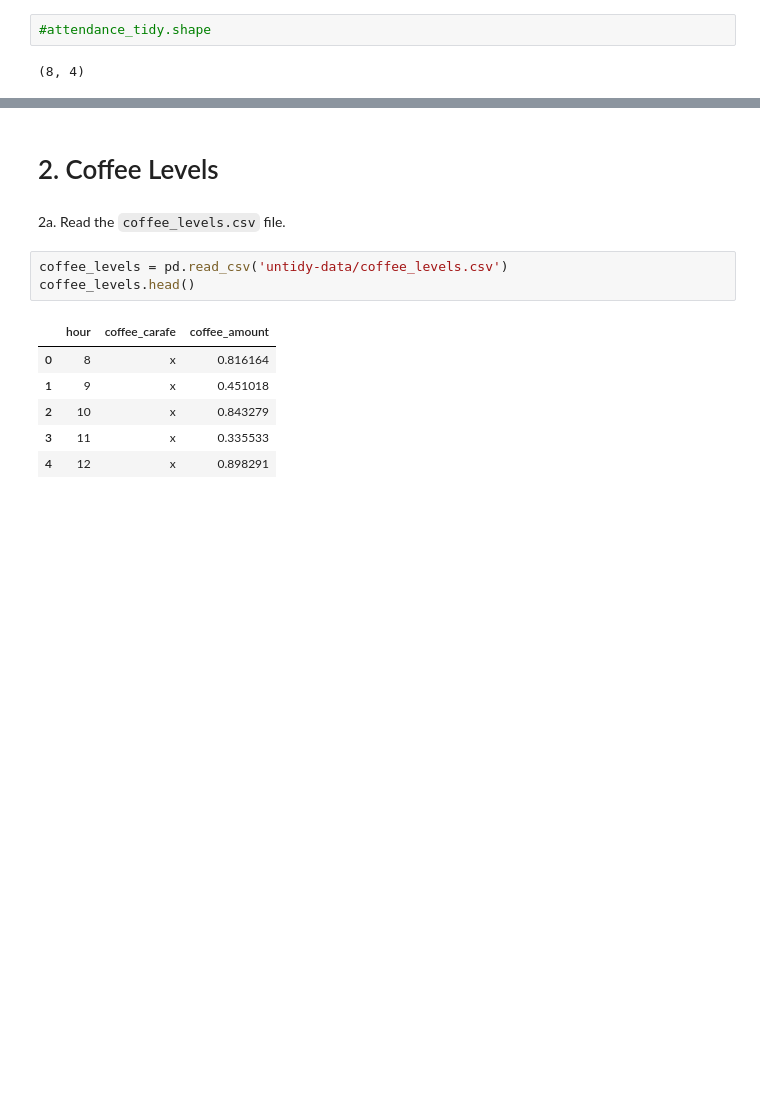
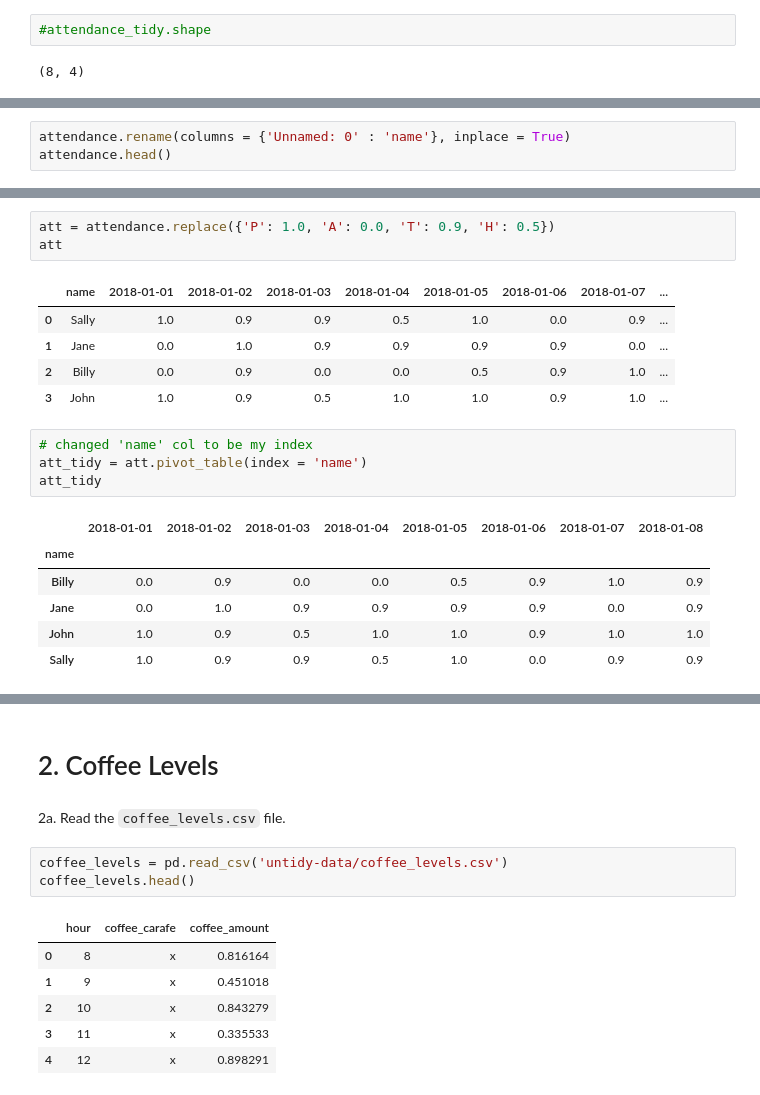
Before and after one commit to o0amandagomez0o/classification-exercises, a Jupyter notebook: tidy_data.ipynb, the cells around one changed output, grey strips where cells are left out. Drawn from its saved outputs; the diff is of its cells as text; blank space fills up the shorter version.

```diff
--- a/tidy_data.ipynb
+++ b/tidy_data.ipynb
@@ -164,0 +102,3 @@ attendance_melt.groupby('name').mean('attendance')
+# %%
+attendance.rename(columns = {'Unnamed: 0' : 'name'}, inplace = True)
+attendance.head()
@@ -164,0 +111,20 @@ attendance_melt.groupby('name').mean('attendance')
+# %%
+att = attendance.replace({'P': 1.0, 'A': 0.0, 'T': 0.9, 'H': 0.5})
+att
+# %% [output]
+|  | name | 2018-01-01 | 2018-01-02 | 2018-01-03 | 2018-01-04 | 2018-01-05 | 2018-01-06 | 2018-01-07 | ... |
+| 0 | Sally | 1.0 | 0.9 | 0.9 | 0.5 | 1.0 | 0.0 | 0.9 | ... |
+| 1 | Jane | 0.0 | 1.0 | 0.9 | 0.9 | 0.9 | 0.9 | 0.0 | ... |
+| 2 | Billy | 0.0 | 0.9 | 0.0 | 0.0 | 0.5 | 0.9 | 1.0 | ... |
+| 3 | John | 1.0 | 0.9 | 0.5 | 1.0 | 1.0 | 0.9 | 1.0 | ... |
+# %%
+# changed 'name' col to be my index
+att_tidy = att.pivot_table(index = 'name')
+att_tidy
+# %% [output]
+|  | 2018-01-01 | 2018-01-02 | 2018-01-03 | 2018-01-04 | 2018-01-05 | 2018-01-06 | 2018-01-07 | 2018-01-08 |
+| name |  |  |  |  |  |  |  |  |
+| Billy | 0.0 | 0.9 | 0.0 | 0.0 | 0.5 | 0.9 | 1.0 | 0.9 |
+| Jane | 0.0 | 1.0 | 0.9 | 0.9 | 0.9 | 0.9 | 0.0 | 0.9 |
+| John | 1.0 | 0.9 | 0.5 | 1.0 | 1.0 | 0.9 | 1.0 | 1.0 |
+| Sally | 1.0 | 0.9 | 0.9 | 0.5 | 1.0 | 0.0 | 0.9 | 0.9 |
```
Also changed, not shown: parts of 49 cells of this notebook.
